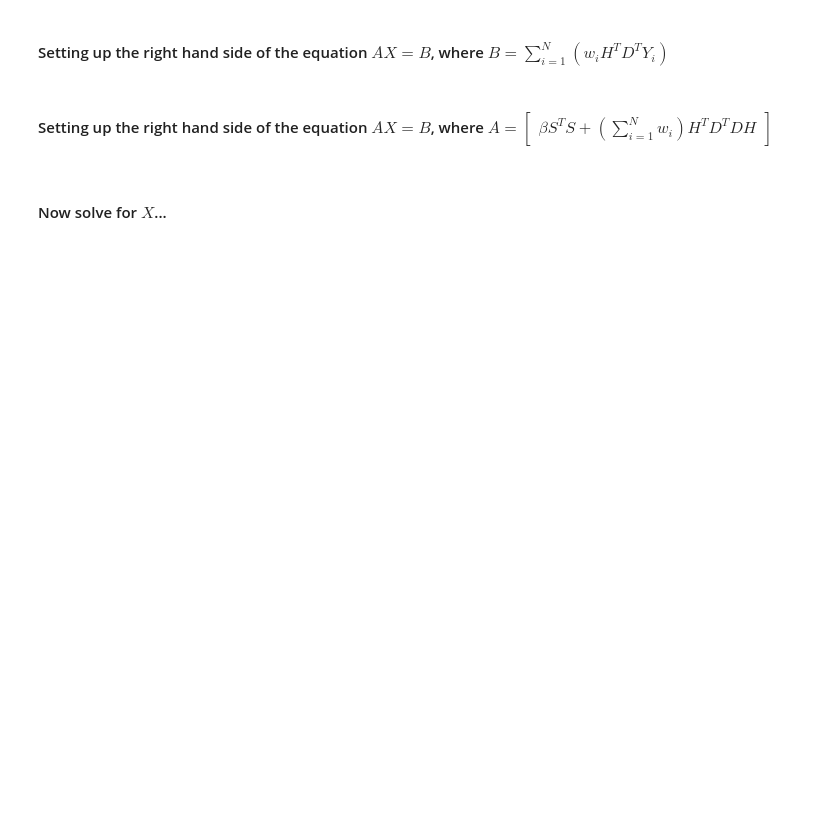
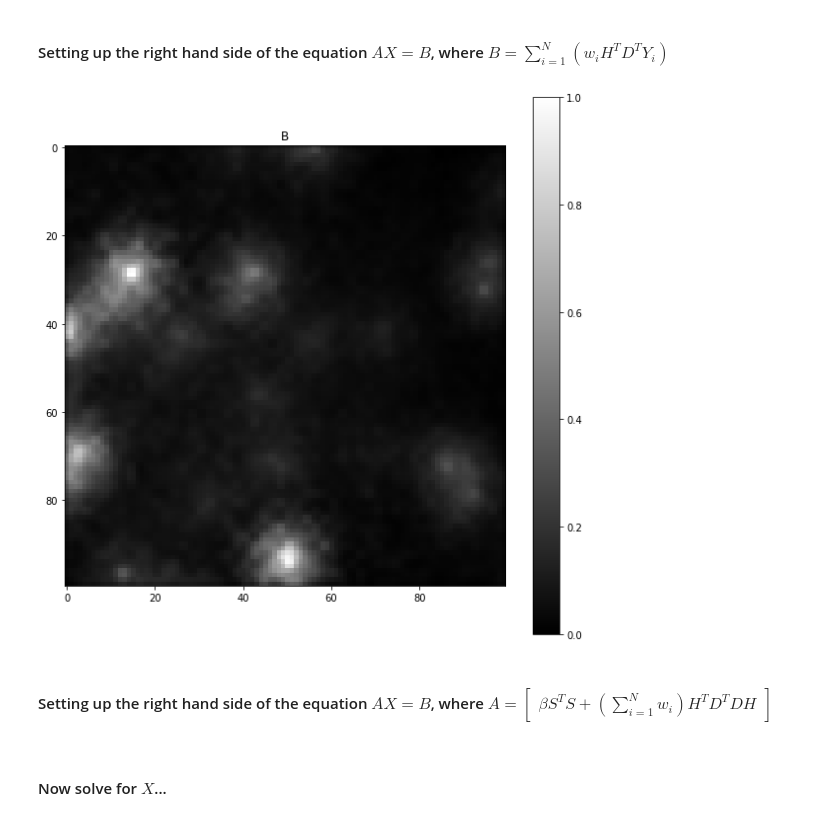
Before and after one commit to adamrcampbell/supy-res-imaging, a Jupyter notebook: notebooks/System of Linear Equations.ipynb, the cells around one changed output. Cells and saved outputs as stored; diff of their text form; code cells hidden in the pictures; blank space fills up the shorter version.

```diff
--- a/notebooks/System of Linear Equations.ipynb
+++ b/notebooks/System of Linear Equations.ipynb
@@ -210,10 +216,12 @@ PSF Shape: 21
 # %%
 b = np.zeros(l**2, dtype=np.float32)
 
 for i in np.arange(n):
     b += np.matmul(w[i] * h.T, np.matmul(d.T, y[i].flatten()))
 
-# show_image(normalise(b.reshape(l, l)), "B")
+show_image(normalise(b.reshape(l, l)), "B")
+# %% [output]
+[figure, added]
 # %% [markdown]
 #### Setting up the right hand side of the equation $AX=B$, where $A = \begin{bmatrix}
   \beta S^T S + (\sum\limits_{i=1}^N w_i) H^TD^TDH
```
Also changed, not shown: parts of 4 cells of this notebook, 7 other files.
